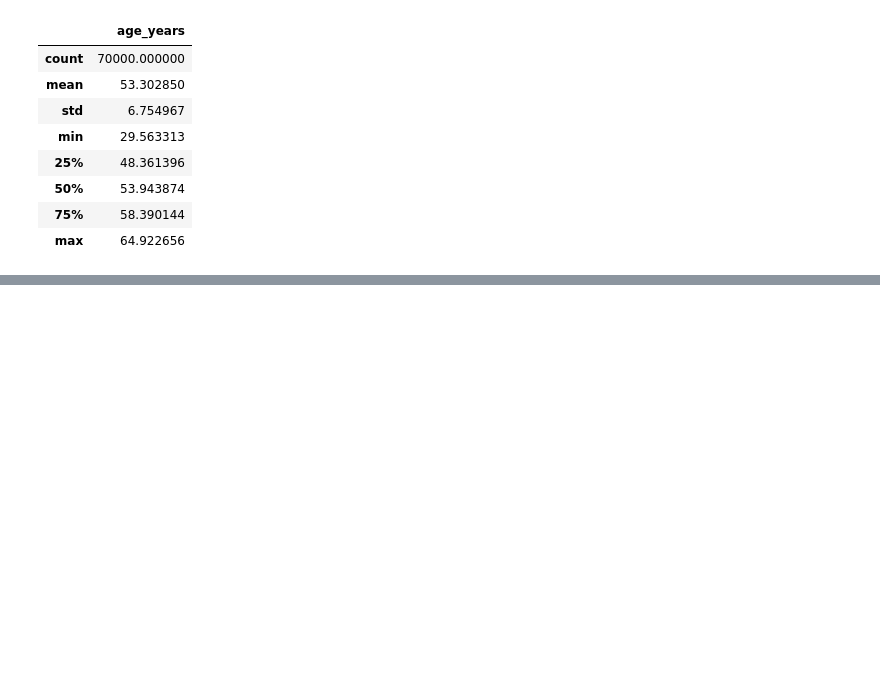
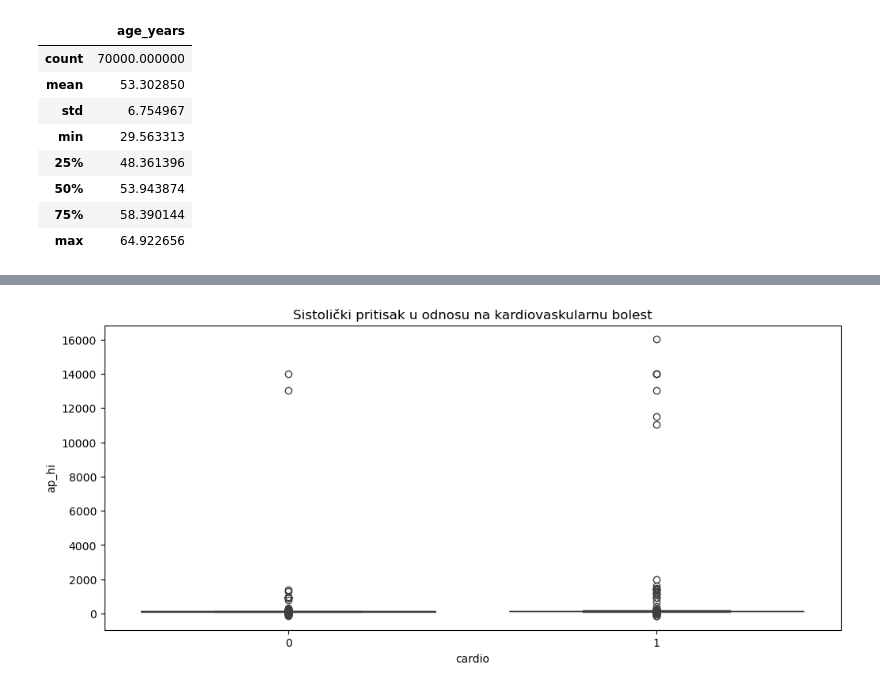
Before and after one commit to natalija529/cardiovascular, a Jupyter notebook: cardiovascular-disease.ipynb, the cells around one changed output, grey strips where cells are left out. Cells and saved outputs as stored; diff of their text form; code cells hidden in the pictures; blank space fills up the shorter version.

```diff
--- a/cardiovascular-disease.ipynb
+++ b/cardiovascular-disease.ipynb
@@ -138,0 +178,7 @@ df[["age_years"]].describe()
+# %%
+plt.figure(figsize=(12, 5))
+sns.boxplot(x="cardio", y="ap_hi", data=df)
+plt.title("Sistolički pritisak u odnosu na kardiovaskularnu bolest")
+plt.show()
+# %% [output]
+[figure, added]
```
Also changed, not shown: parts of 37 cells of this notebook.
